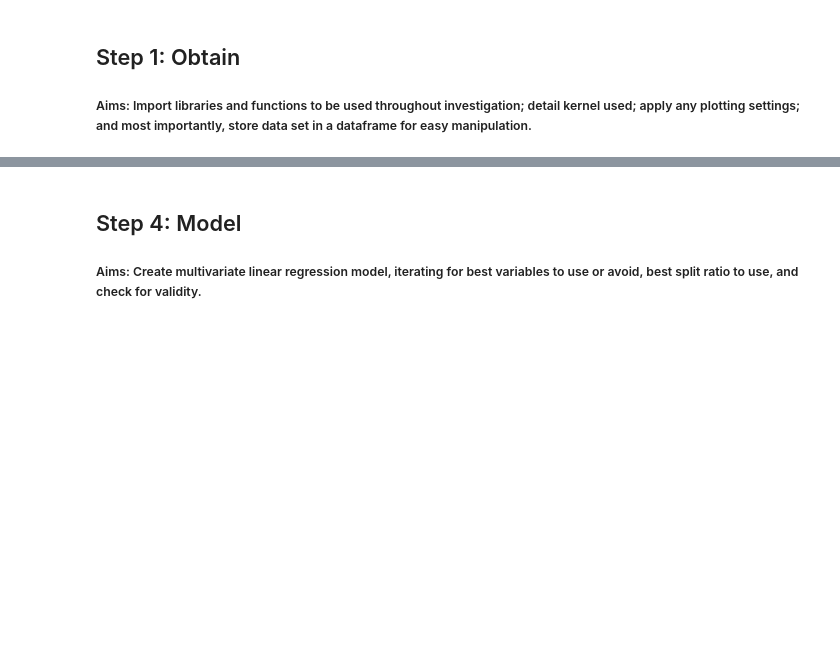
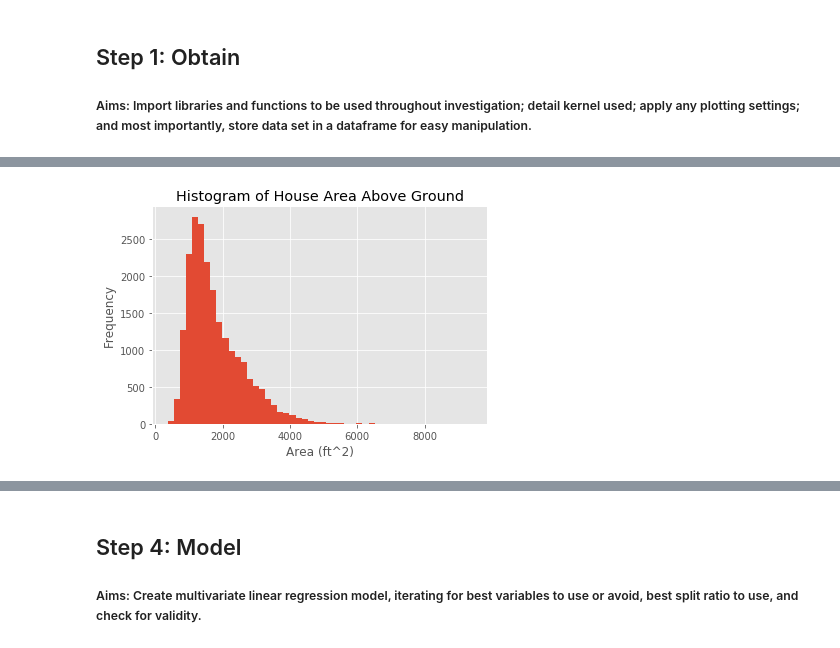
Before and after one commit to MatthewCFreeman/Project-1-KC-Housing-Data, a Jupyter notebook: Project-1-Notebook.ipynb, the cells around one changed output, grey strips where cells are left out. Saved outputs shown, nothing was run; the diff lists cells and outputs as text; code cells hidden in the pictures; blank space fills up the shorter version.

```diff
--- a/Project-1-Notebook.ipynb
+++ b/Project-1-Notebook.ipynb
@@ -330,0 +280,4 @@ kc_df.sqft_above.hist()
+# %%
+kc_df.waterfront.fillna(value=False, inplace=True)
+kc_df.waterfront = kc_df.waterfront.astype(bool)
+kc_df.waterfront.value_counts()
@@ -330,0 +305,4 @@ kc_df.sqft_above.hist()
+# %%
+kc_df.view.fillna(value=0.0, inplace=True)
+kc_df.view = kc_df.view.astype(int)
+kc_df.view.value_counts()
@@ -330,0 +355,8 @@ kc_df.sqft_above.hist()
+# %%
+kc_df.sqft_above.hist(bins=50)
+plt.title('Histogram of House Area Above Ground')
+plt.xlabel("Area (ft^2)")
+plt.ylabel('Frequency')
+plt.show()
+# %% [output]
+[figure, added]
```
Also changed, not shown: parts of 81 cells of this notebook.
